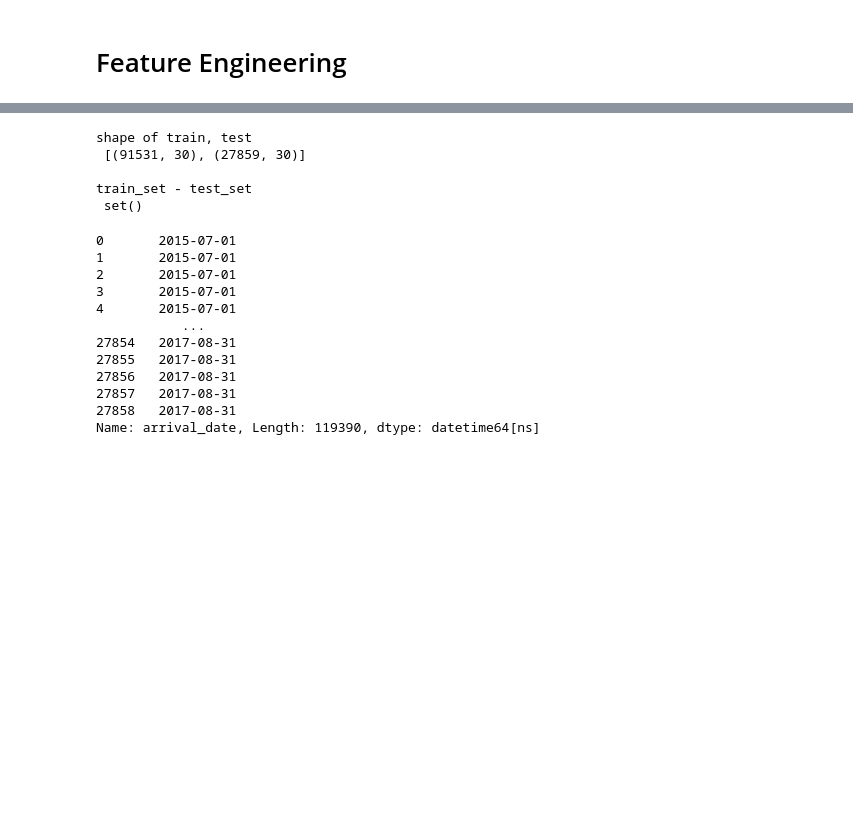
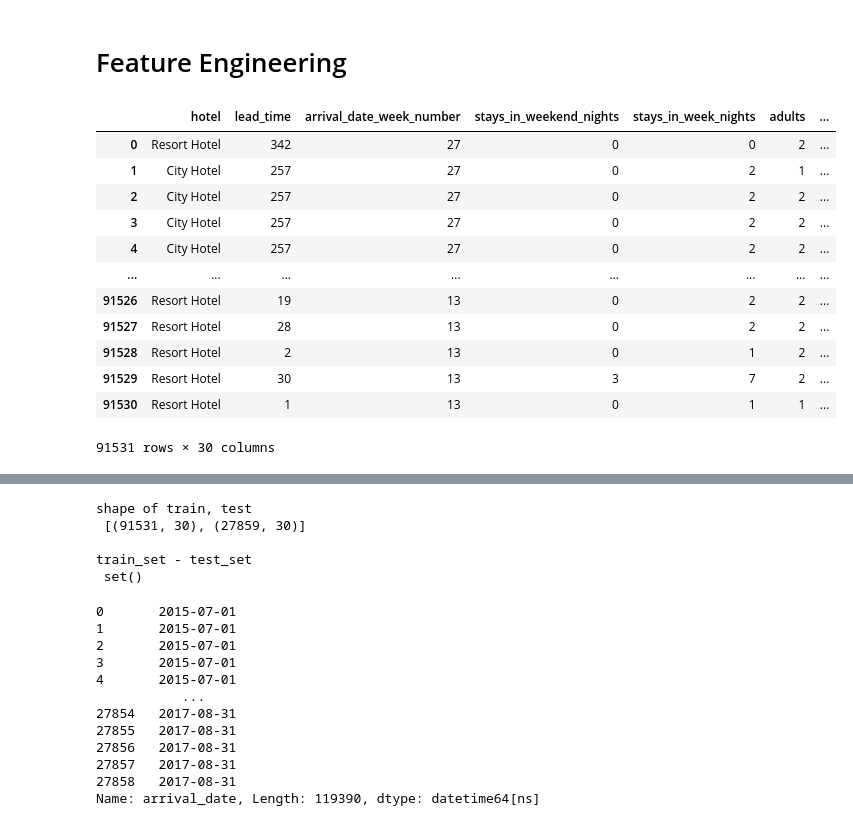
Before and after one commit to Charliesgithub20221030/ML_final, a Jupyter notebook: Untitled.ipynb, the cells around one changed output, grey strips where cells are left out. Drawn from its saved outputs; the diff is of its cells as text; code cells hidden in the pictures; blank space fills up the shorter version.

```diff
--- a/Untitled.ipynb
+++ b/Untitled.ipynb
@@ -101,3 +101,50 @@ df_y['arrival_date'] = df_y['arrival_date'].apply(parse_date)
 
 df_x_t = preprocessing(df_x_t)
 df_y_t['arrival_date'] = df_y_t['arrival_date'].apply(parse_date)
+# %%
+df_x=df_x[[\
+        'hotel',
+        'lead_time',
+        'arrival_date_week_number',
+        'stays_in_weekend_nights',
+        'stays_in_week_nights',
+        'adults', 'children',
+        'babies',
+        'meal',
+        'country',
+        'market_segment',
+        'distribution_channel',
+        'is_repeated_guest',
+        'previous_cancellations',
+        'previous_bookings_not_canceled',
+        'reserved_room_type',
+        'assigned_room_type',
+        'booking_changes',
+        'deposit_type',
+        'agent',
+        'company',
+        'days_in_waiting_list',
+        'customer_type',
+        'required_car_parking_spaces',
+        'total_of_special_requests',
+        'is_canceled',
+        'adr',
+        'reservation_status',
+        'reservation_status_date',
+        'arrival_date'
+          ]]
+df_x
+# %% [output]
+|  | hotel | lead_time | arrival_date_week_number | stays_in_weekend_nights | stays_in_week_nights | adults | ... |
+| 0 | Resort Hotel | 342 | 27 | 0 | 0 | 2 | ... |
+| 1 | City Hotel | 257 | 27 | 0 | 2 | 1 | ... |
+| 2 | City Hotel | 257 | 27 | 0 | 2 | 2 | ... |
+| 3 | City Hotel | 257 | 27 | 0 | 2 | 2 | ... |
+| 4 | City Hotel | 257 | 27 | 0 | 2 | 2 | ... |
+| ... | ... | ... | ... | ... | ... | ... | ... |
+| 91526 | Resort Hotel | 19 | 13 | 0 | 2 | 2 | ... |
+| 91527 | Resort Hotel | 28 | 13 | 0 | 2 | 2 | ... |
+| 91528 | Resort Hotel | 2 | 13 | 0 | 1 | 2 | ... |
+| 91529 | Resort Hotel | 30 | 13 | 3 | 7 | 2 | ... |
+| 91530 | Resort Hotel | 1 | 13 | 0 | 1 | 1 | ... |
+91531 rows × 30 columns
```
Also changed, not shown: parts of 42 cells of this notebook, 6 other files.
